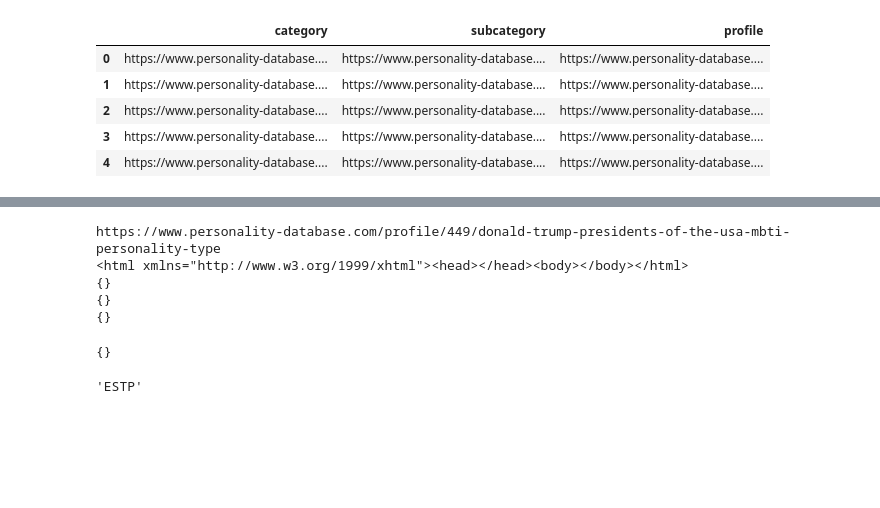
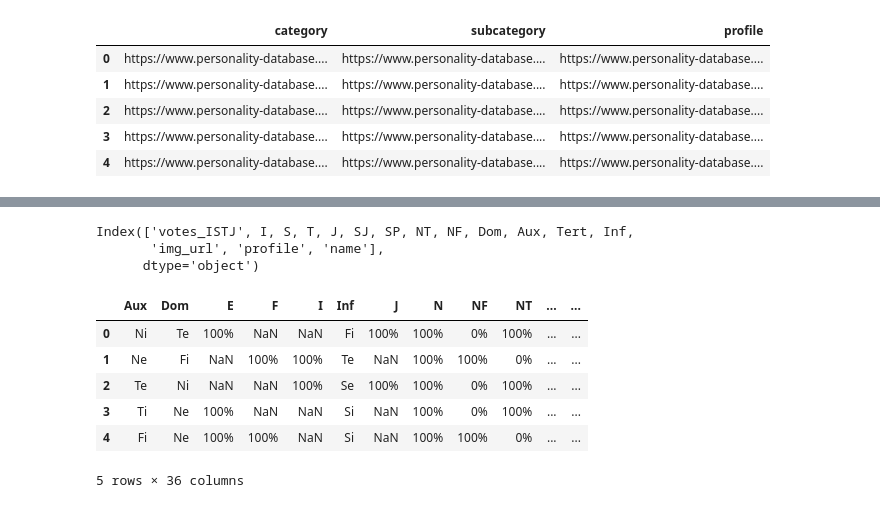
Before and after one commit to oinbar/scraper-base, a Jupyter notebook: scrape-label.ipynb, the cells around one changed output, grey strips where cells are left out. Cells and saved outputs as stored; diff of their text form; code cells hidden in the pictures; blank space fills up the shorter version.

```diff
--- a/scrape-label.ipynb
+++ b/scrape-label.ipynb
@@ -139,9 +213,0 @@ driver = initalize_driver()
-# %%
-parse_profile(driver, profiles_df["profile"][0])
-# %% [output]
-https://www.personality-database.com/profile/449/donald-trump-presidents-of-the-usa-mbti-personality-type
-<html xmlns="http://www.w3.org/1999/xhtml"><head></head><body></body></html>
-{}
-{}
-{}
-{}
@@ -150,4 +213,0 @@ s = '"<p>ESTP   (471)</p>, <p class="keirsey">The Promoter</p>"'
-# %%
-re.findall(r'(?<=\<p\>)(.*)(?=\()', s)[0].strip()
-# %% [output]
-'ESTP'
@@ -153,0 +219,20 @@ re.findall(r'(?<=\<p\>)(.*)(?=\()', s)[0].strip()
+# %%
+x.columns
+# %% [output]
+Index(['votes_ISTJ', I, S, T, J, SJ, SP, NT, NF, Dom, Aux, Tert, Inf,
+       'img_url', 'profile', 'name'],
+      dtype='object')
+# %%
+from glob import glob
+
+g = glob("data/profiles_full_*")
+profiles_full = pd.concat([pd.read_csv(f) for f in g],axis=0)
+profiles_full.head()
+# %% [output]
+|  | Aux | Dom | E | F | I | Inf | J | N | NF | NT | ... | ... |
+| 0 | Ni | Te | 100% | NaN | NaN | Fi | 100% | 100% | 0% | 100% | ... | ... |
+| 1 | Ne | Fi | NaN | 100% | 100% | Te | NaN | 100% | 100% | 0% | ... | ... |
+| 2 | Te | Ni | NaN | NaN | 100% | Se | 100% | 100% | 0% | 100% | ... | ... |
+| 3 | Ti | Ne | 100% | NaN | NaN | Si | NaN | 100% | 0% | 100% | ... | ... |
+| 4 | Fi | Ne | 100% | 100% | NaN | Si | NaN | 100% | 100% | 0% | ... | ... |
+5 rows × 36 columns
```
Also changed, not shown: parts of 19 cells of this notebook, 16 other files.
